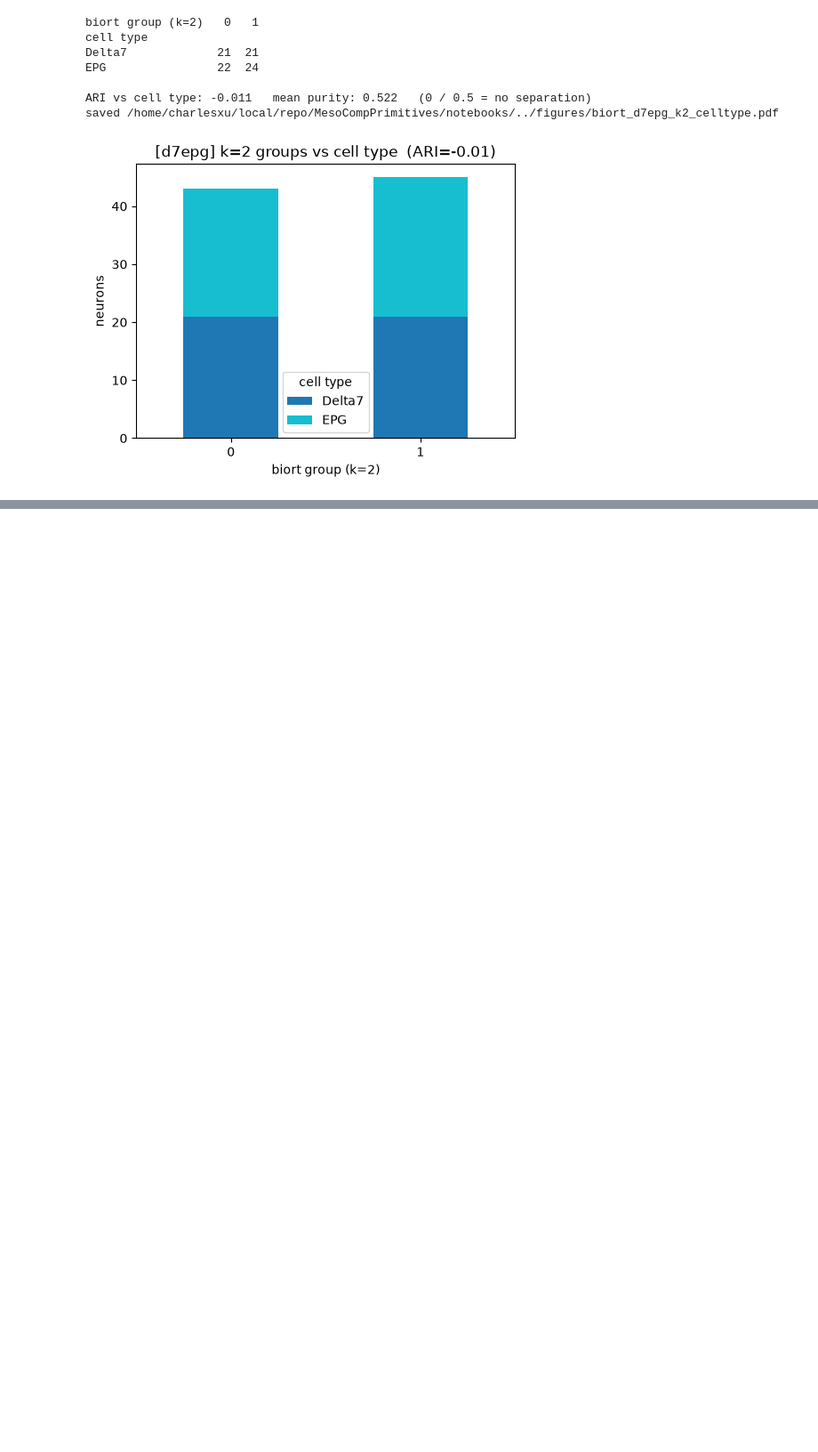
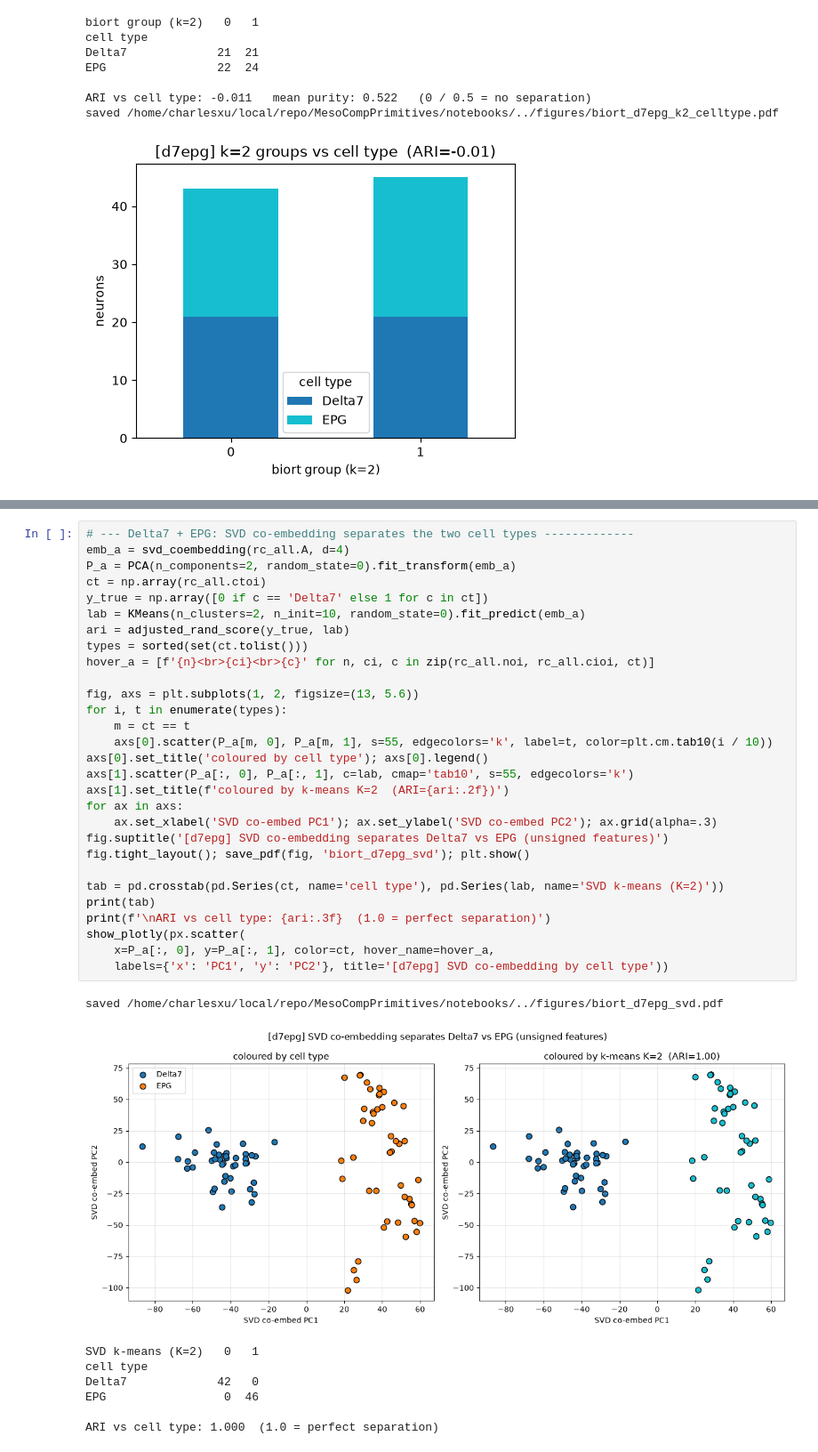
Before and after one commit to CharlesXu-Jingyue/MesoCompPrimitives, a Jupyter notebook: notebooks/biort_embedding_exploration.ipynb, the cells around one changed output, grey strips where cells are left out. Shown at 89% size. Drawn from its saved outputs; the diff is of its cells as text; blank space fills up the shorter version.

```diff
--- a/notebooks/biort_embedding_exploration.ipynb
+++ b/notebooks/biort_embedding_exploration.ipynb
@@ -384,0 +422,38 @@ saved /home/charlesxu/local/repo/MesoCompPrimitives/notebooks/../figures/biort_d
+# %%
+# --- Delta7 + EPG: SVD co-embedding separates the two cell types -------------
+emb_a = svd_coembedding(rc_all.A, d=4)
+P_a = PCA(n_components=2, random_state=0).fit_transform(emb_a)
+ct = np.array(rc_all.ctoi)
+y_true = np.array([0 if c == 'Delta7' else 1 for c in ct])
+lab = KMeans(n_clusters=2, n_init=10, random_state=0).fit_predict(emb_a)
+ari = adjusted_rand_score(y_true, lab)
+types = sorted(set(ct.tolist()))
+hover_a = [f'{n}<br>{ci}<br>{c}' for n, ci, c in zip(rc_all.noi, rc_all.cioi, ct)]
+
+fig, axs = plt.subplots(1, 2, figsize=(13, 5.6))
+for i, t in enumerate(types):
+    m = ct == t
+    axs[0].scatter(P_a[m, 0], P_a[m, 1], s=55, edgecolors='k', label=t, color=plt.cm.tab10(i / 10))
+axs[0].set_title('coloured by cell type'); axs[0].legend()
+axs[1].scatter(P_a[:, 0], P_a[:, 1], c=lab, cmap='tab10', s=55, edgecolors='k')
+axs[1].set_title(f'coloured by k-means K=2  (ARI={ari:.2f})')
+for ax in axs:
+    ax.set_xlabel('SVD co-embed PC1'); ax.set_ylabel('SVD co-embed PC2'); ax.grid(alpha=.3)
+fig.suptitle('[d7epg] SVD co-embedding separates Delta7 vs EPG (unsigned features)')
+fig.tight_layout(); save_pdf(fig, 'biort_d7epg_svd'); plt.show()
+
+tab = pd.crosstab(pd.Series(ct, name='cell type'), pd.Series(lab, name='SVD k-means (K=2)'))
+print(tab)
+print(f'\nARI vs cell type: {ari:.3f}  (1.0 = perfect separation)')
+show_plotly(px.scatter(
+    x=P_a[:, 0], y=P_a[:, 1], color=ct, hover_name=hover_a,
+    labels={'x': 'PC1', 'y': 'PC2'}, title='[d7epg] SVD co-embedding by cell type'))
+# %% [output]
+saved /home/charlesxu/local/repo/MesoCompPrimitives/notebooks/../figures/biort_d7epg_svd.pdf
+[figure, added]
+SVD k-means (K=2)   0   1
+cell type
+Delta7             42   0
+EPG                 0  46
+
+ARI vs cell type: 1.000  (1.0 = perfect separation)
```
Also changed, not shown: parts of 2 cells of this notebook, 2 other files.
